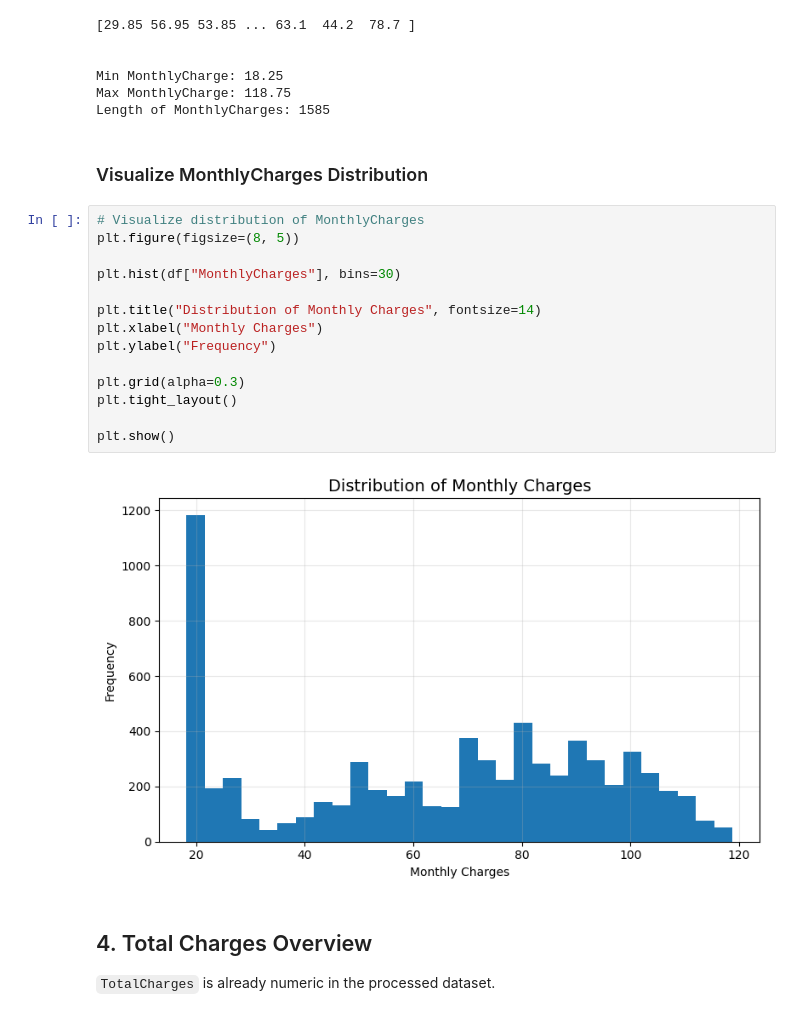
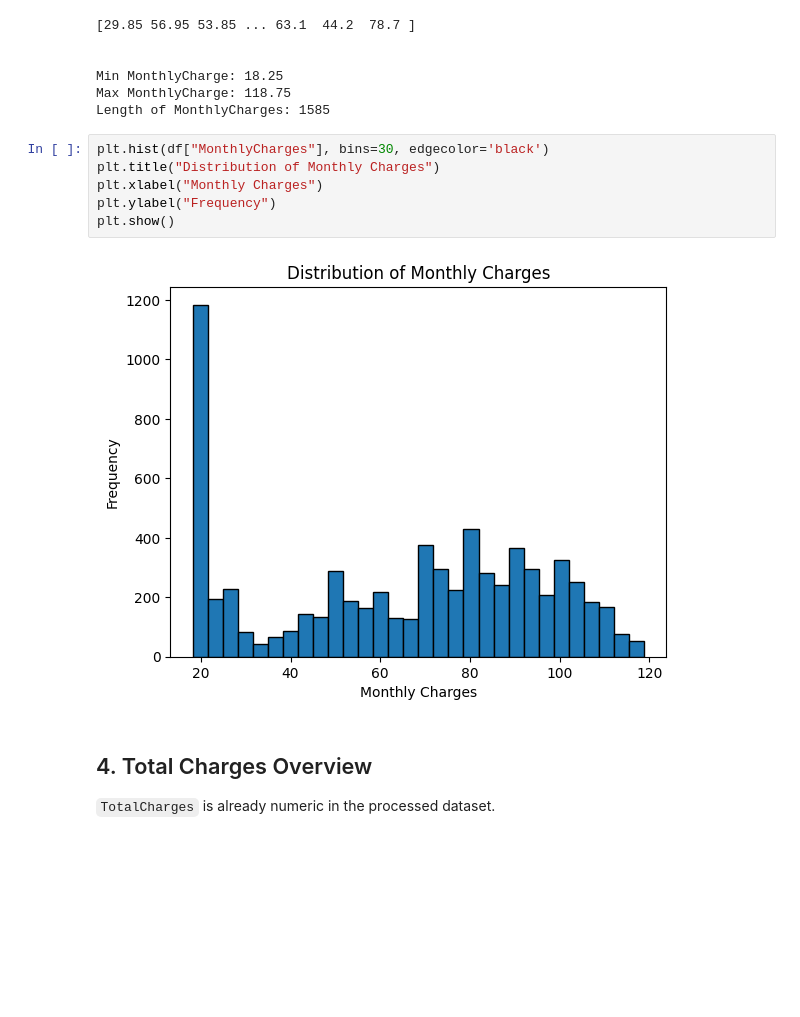
Before and after one commit to ppts2545/Telco-Customer-Churn-by-BlastChar, a Jupyter notebook: notebooks/03_exploratory_analysis/eda 1/01_univariate_distribution.ipynb, the cells around one changed output. Cells and saved outputs as stored; diff of their text form; blank space fills up the shorter version.

```diff
--- a/notebooks/03_exploratory_analysis/eda 1/01_univariate_distribution.ipynb
+++ b/notebooks/03_exploratory_analysis/eda 1/01_univariate_distribution.ipynb
@@ -93,24 +118,14 @@ print("Length of MonthlyCharges:", len(df["MonthlyCharges"].unique()))
 Min MonthlyCharge: 18.25
 Max MonthlyCharge: 118.75
 Length of MonthlyCharges: 1585
-# %% [markdown]
-### Visualize MonthlyCharges Distribution
-# %%
-# Visualize distribution of MonthlyCharges
-plt.figure(figsize=(8, 5))
-
-plt.hist(df["MonthlyCharges"], bins=30)
-
-plt.title("Distribution of Monthly Charges", fontsize=14)
-plt.xlabel("Monthly Charges")
-plt.ylabel("Frequency")
-
-plt.grid(alpha=0.3)
-plt.tight_layout()
-
-plt.show()
-# %% [output]
-[figure, removed]
+# %%
+plt.hist(df["MonthlyCharges"], bins=30, edgecolor='black')
+plt.title("Distribution of Monthly Charges")
+plt.xlabel("Monthly Charges")
+plt.ylabel("Frequency")
+plt.show()
+# %% [output]
+[figure, added]
 # %% [markdown]
 ## 4. Total Charges Overview
 
```
Also changed, not shown: parts of 9 cells of this notebook, 4 other files.
